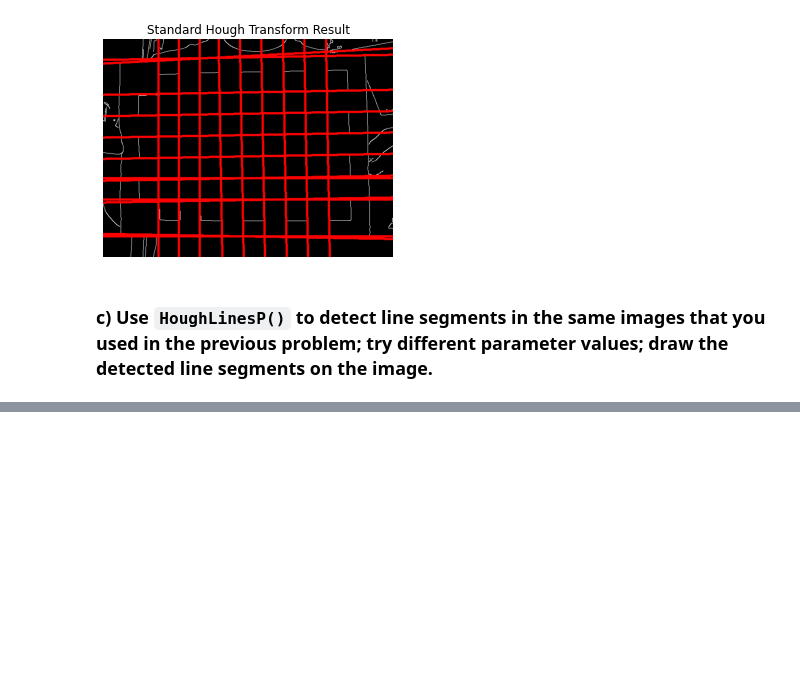
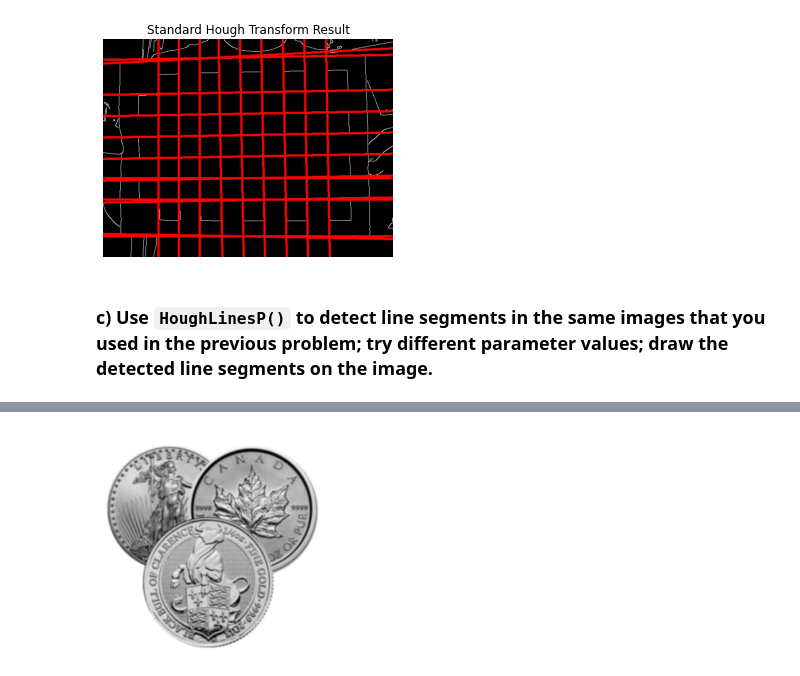
Before and after one commit to Educorreia932/FEUP-VC, a Jupyter notebook: Exercises/Classic Computer Vision using OpenCV/8. Hough transform – line and circle detection/notebook.ipynb, the cells around one changed output, grey strips where cells are left out. Saved outputs shown, nothing was run; the diff lists cells and outputs as text; code cells hidden in the pictures; blank space fills up the shorter version.

```diff
--- a/Exercises/Classic Computer Vision using OpenCV/8. Hough transform – line and circle detection/notebook.ipynb
+++ b/Exercises/Classic Computer Vision using OpenCV/8. Hough transform – line and circle detection/notebook.ipynb
@@ -57,0 +83,5 @@ show_image(copy, title="Standard Hough Transform Result")
+# %%
+image = cv2.blur(image, (3, 3))
+show_image(image)
+# %% [output]
+[figure, added]
```
Also changed, not shown: parts of 5 cells of this notebook, 5 other files.
